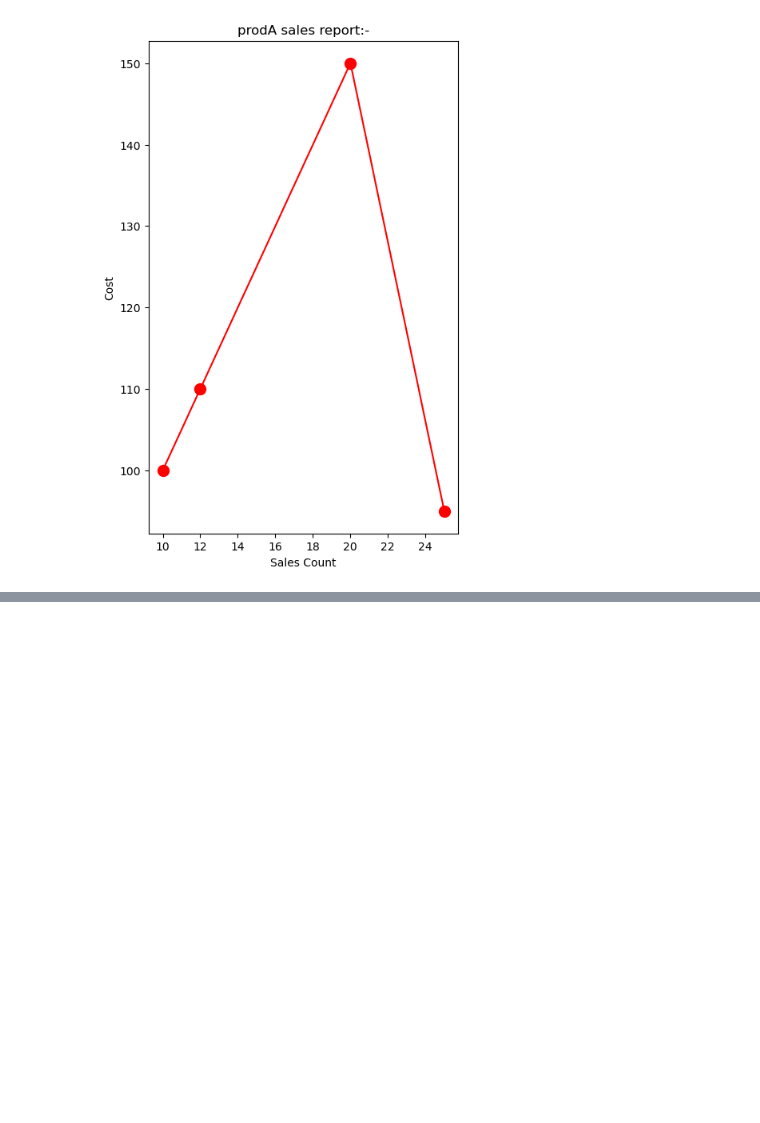
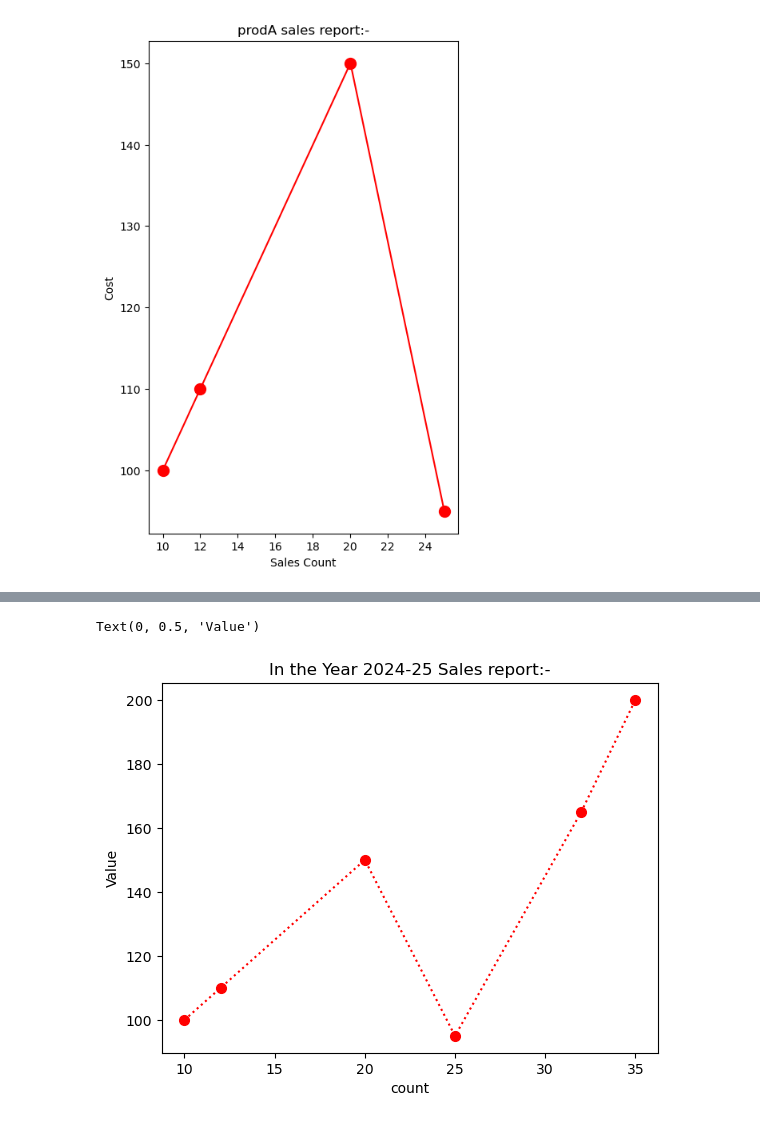
Before and after one commit to pakarthikstudent/DataEngineering__MLOps, a Jupyter notebook: DAY2/DE-2.ipynb, the cells around one changed output, grey strips where cells are left out. Cells and saved outputs as stored; diff of their text form; code cells hidden in the pictures; blank space fills up the shorter version.

```diff
--- a/DAY2/DE-2.ipynb
+++ b/DAY2/DE-2.ipynb
@@ -247,0 +297,8 @@ Text(0, 0.5, 'Cost')
+# %%
+plt.plot([10,12,20,25,32,35],[100,110,150,95,165,200],'r:o',ms=7)
+plt.title('In the Year 2024-25 Sales report:-')
+plt.xlabel('count')
+plt.ylabel('Value')
+# %% [output]
+Text(0, 0.5, 'Value')
+[figure, added]
```
Also changed, not shown: parts of 21 cells of this notebook.
